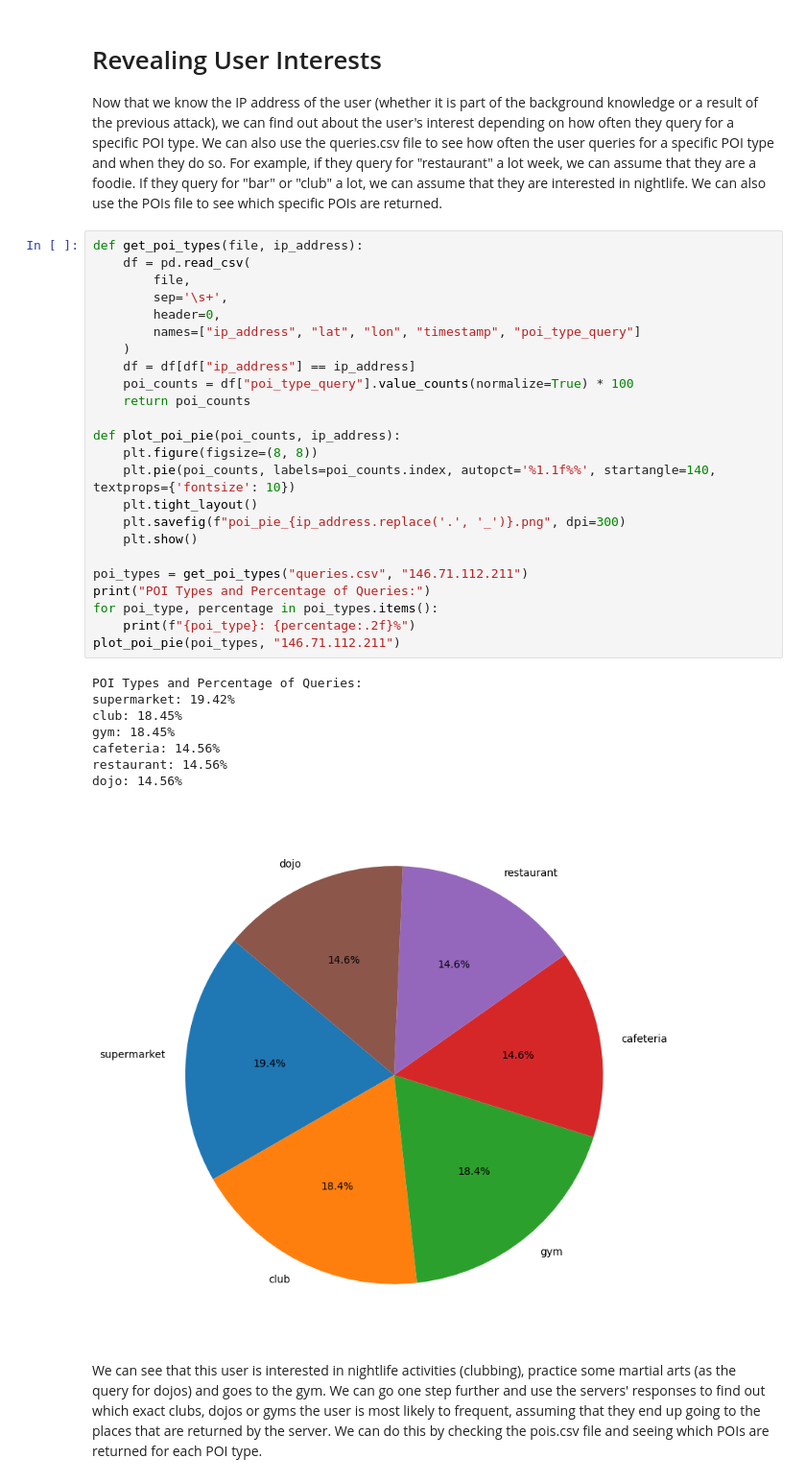
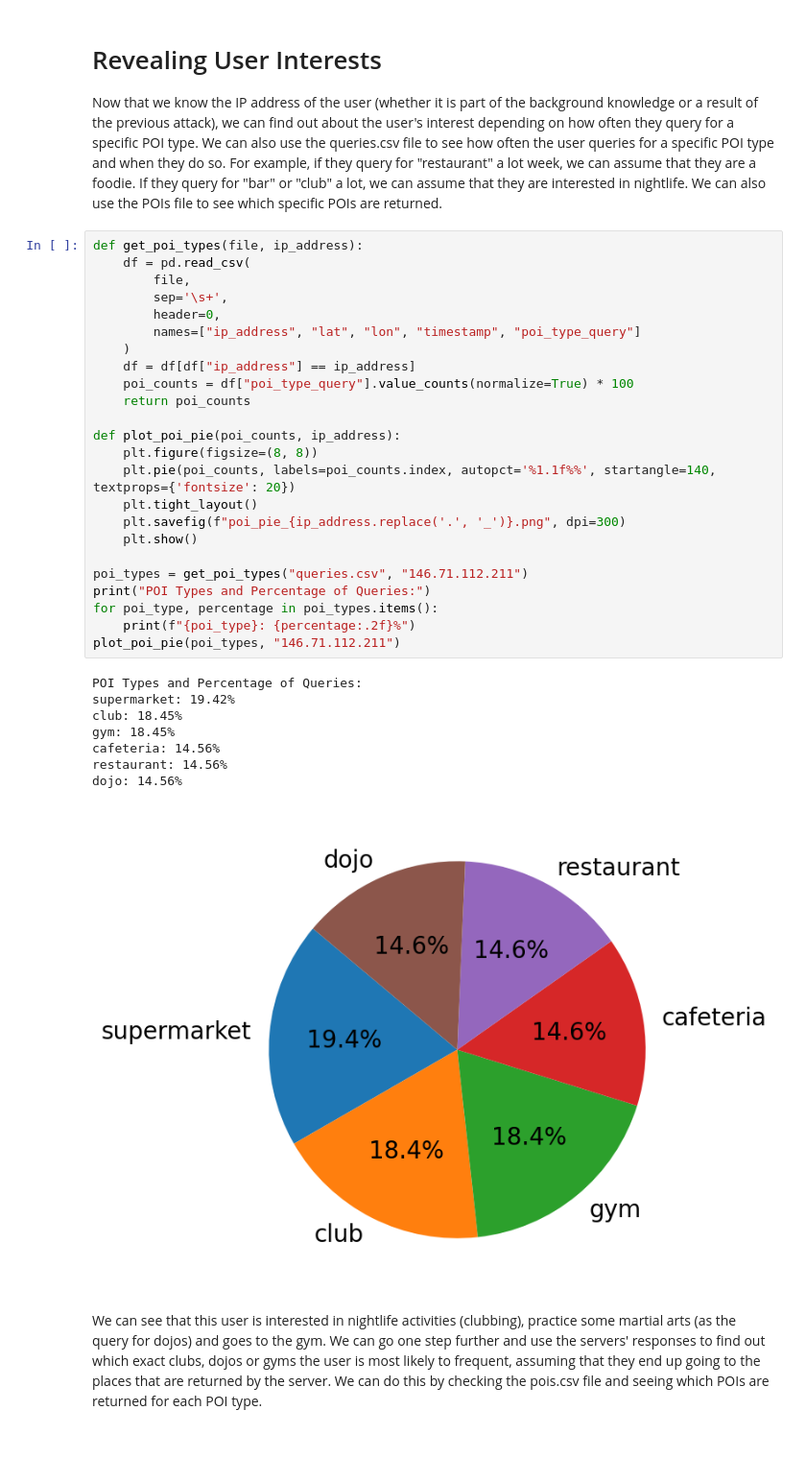
Before and after one commit to DoniaGasmii/ATOPET, a Jupyter notebook: secretstroll/part2/evaluation.ipynb, the cells around one changed output. Shown: that part at 96% size. Cells and saved outputs as stored; diff of their text form; blank space fills up the shorter version.

```diff
--- a/secretstroll/part2/evaluation.ipynb
+++ b/secretstroll/part2/evaluation.ipynb
@@ -153,35 +152,35 @@ Now that we know the IP address of the user (whether it is part of the backgroun
 def get_poi_types(file, ip_address):
     df = pd.read_csv(
         file,
         sep='\s+',
         header=0,
         names=["ip_address", "lat", "lon", "timestamp", "poi_type_query"]
     )
     df = df[df["ip_address"] == ip_address]
     poi_counts = df["poi_type_query"].value_counts(normalize=True) * 100
     return poi_counts
 
 def plot_poi_pie(poi_counts, ip_address):
     plt.figure(figsize=(8, 8))
-    plt.pie(poi_counts, labels=poi_counts.index, autopct='%1.1f%%', startangle=140, textprops={'fontsize': 10})
+    plt.pie(poi_counts, labels=poi_counts.index, autopct='%1.1f%%', startangle=140, textprops={'fontsize': 20})
     plt.tight_layout()
     plt.savefig(f"poi_pie_{ip_address.replace('.', '_')}.png", dpi=300)
     plt.show()
 
 poi_types = get_poi_types("queries.csv", "146.71.112.211")
 print("POI Types and Percentage of Queries:")
 for poi_type, percentage in poi_types.items():
     print(f"{poi_type}: {percentage:.2f}%")
 plot_poi_pie(poi_types, "146.71.112.211")
 # %% [output]
 POI Types and Percentage of Queries:
 supermarket: 19.42%
 club: 18.45%
 gym: 18.45%
 cafeteria: 14.56%
 restaurant: 14.56%
 dojo: 14.56%
-[figure, old version]
+[figure, new version]
 # %% [markdown]
 We can see that this user is interested in nightlife activities (clubbing), practice some martial arts (as the query for dojos) and goes to the gym.
 We can go one step further and use the servers' responses to find out which exact clubs, dojos or gyms the user is most likely to frequent, assuming that they end up going to the places that are returned by the server. We can do this by checking the pois.csv file and seeing which POIs are returned for each POI type.
```
Also changed, not shown: parts of 7 cells of this notebook, 6 other files.
